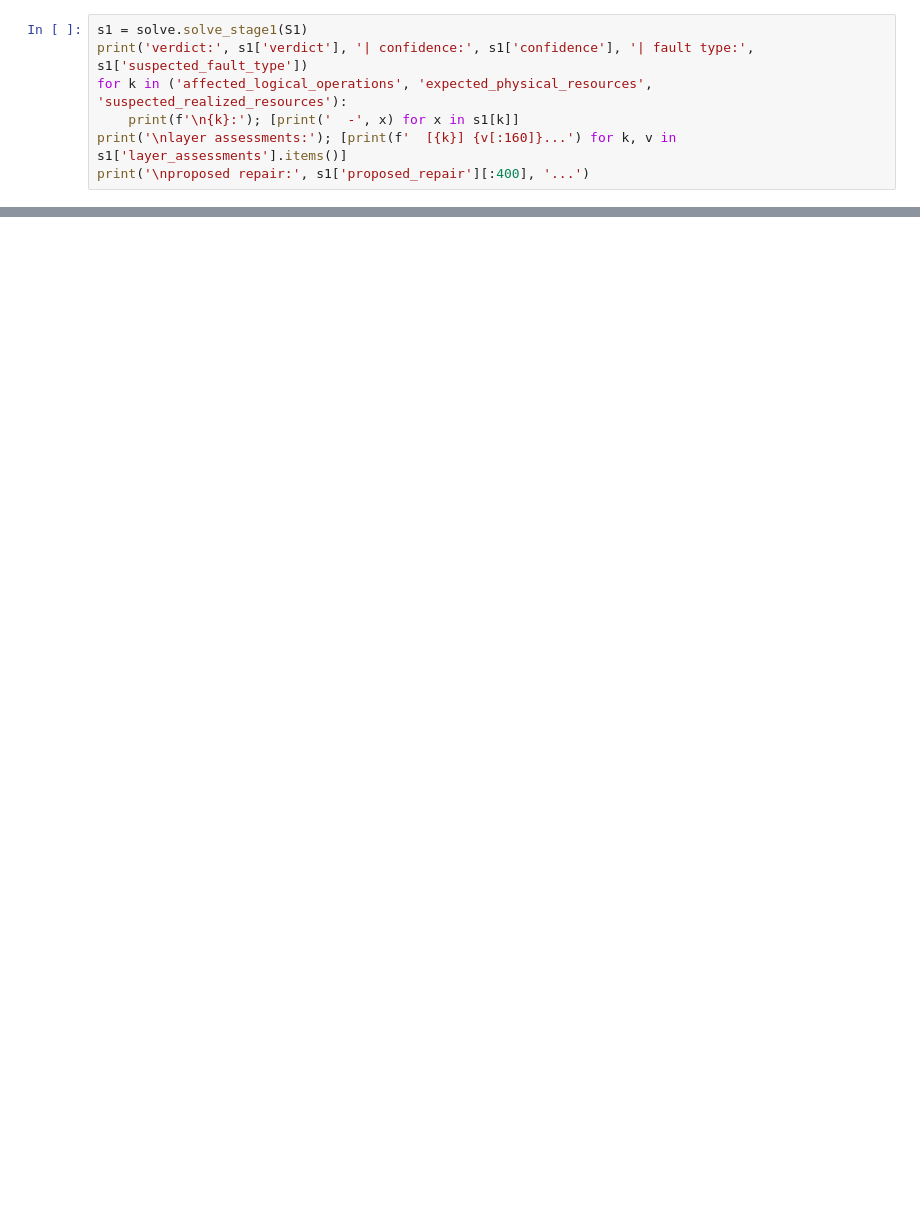
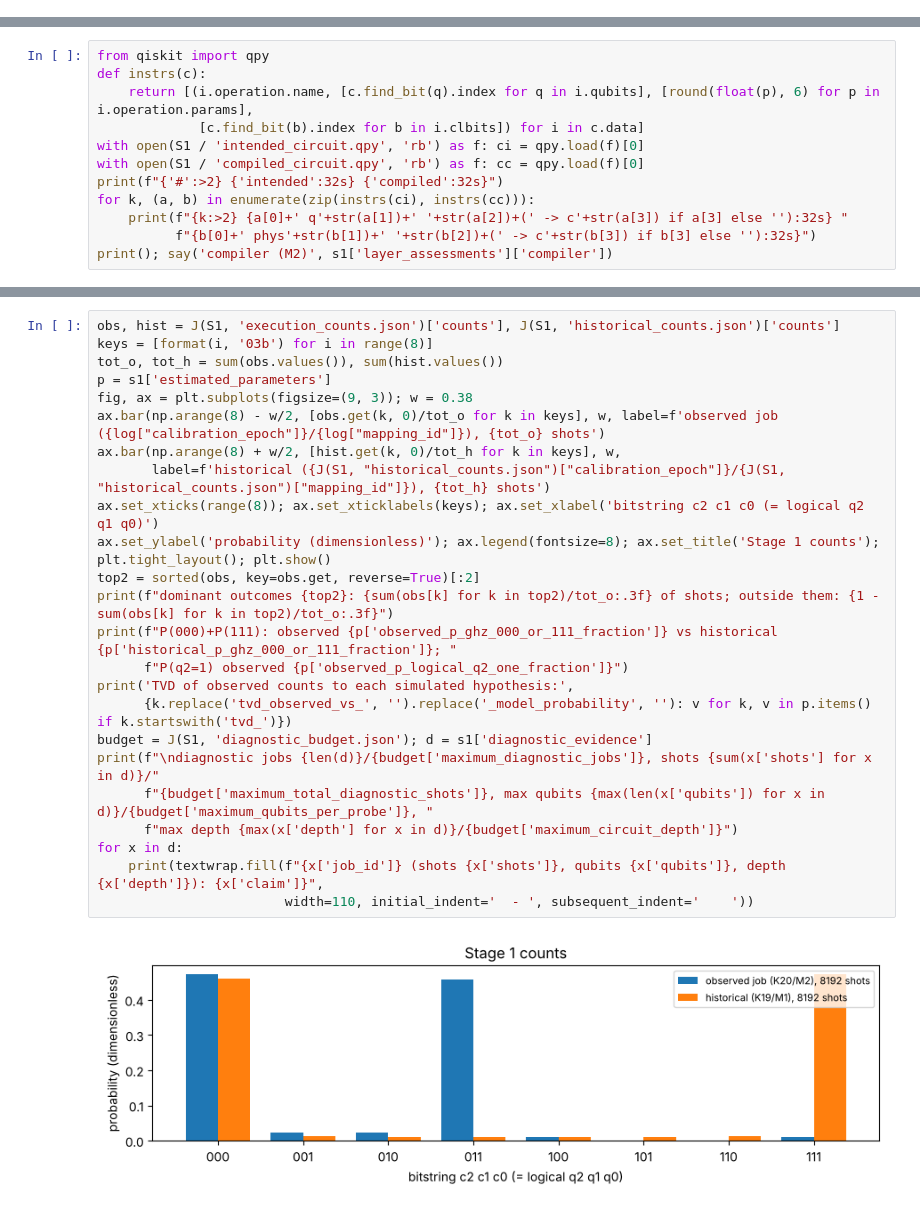
Before and after one commit to ManilLaro/csaw-qeic-2026-group-7, a Jupyter notebook: outputs/solution.ipynb, the cells around one changed output, grey strips where cells are left out. Saved outputs shown, nothing was run; the diff lists cells and outputs as text; blank space fills up the shorter version.

```diff
--- a/outputs/solution.ipynb
+++ b/outputs/solution.ipynb
@@ -147,7 +0,0 @@ The submitted Stage-1 answer:
-# %%
-s1 = solve.solve_stage1(S1)
-print('verdict:', s1['verdict'], '| confidence:', s1['confidence'], '| fault type:', s1['suspected_fault_type'])
-for k in ('affected_logical_operations', 'expected_physical_resources', 'suspected_realized_resources'):
-    print(f'\n{k}:'); [print('  -', x) for x in s1[k]]
-print('\nlayer assessments:'); [print(f'  [{k}] {v[:160]}...') for k, v in s1['layer_assessments'].items()]
-print('\nproposed repair:', s1['proposed_repair'][:400], '...')
@@ -342,0 +106,12 @@ outside `outputs/` and `extensions/` because it changes the released artifact se
+# %%
+from qiskit import qpy
+def instrs(c):
+    return [(i.operation.name, [c.find_bit(q).index for q in i.qubits], [round(float(p), 6) for p in i.operation.params],
+             [c.find_bit(b).index for b in i.clbits]) for i in c.data]
+with open(S1 / 'intended_circuit.qpy', 'rb') as f: ci = qpy.load(f)[0]
+with open(S1 / 'compiled_circuit.qpy', 'rb') as f: cc = qpy.load(f)[0]
+print(f"{'#':>2} {'intended':32s} {'compiled':32s}")
+for k, (a, b) in enumerate(zip(instrs(ci), instrs(cc))):
+    print(f"{k:>2} {a[0]+' q'+str(a[1])+' '+str(a[2])+(' -> c'+str(a[3]) if a[3] else ''):32s} "
+          f"{b[0]+' phys'+str(b[1])+' '+str(b[2])+(' -> c'+str(b[3]) if b[3] else ''):32s}")
+print(); say('compiler (M2)', s1['layer_assessments']['compiler'])
@@ -342,0 +221,26 @@ outside `outputs/` and `extensions/` because it changes the released artifact se
+# %%
+obs, hist = J(S1, 'execution_counts.json')['counts'], J(S1, 'historical_counts.json')['counts']
+keys = [format(i, '03b') for i in range(8)]
+tot_o, tot_h = sum(obs.values()), sum(hist.values())
+p = s1['estimated_parameters']
+fig, ax = plt.subplots(figsize=(9, 3)); w = 0.38
+ax.bar(np.arange(8) - w/2, [obs.get(k, 0)/tot_o for k in keys], w, label=f'observed job ({log["calibration_epoch"]}/{log["mapping_id"]}), {tot_o} shots')
+ax.bar(np.arange(8) + w/2, [hist.get(k, 0)/tot_h for k in keys], w,
+       label=f'historical ({J(S1, "historical_counts.json")["calibration_epoch"]}/{J(S1, "historical_counts.json")["mapping_id"]}), {tot_h} shots')
+ax.set_xticks(range(8)); ax.set_xticklabels(keys); ax.set_xlabel('bitstring c2 c1 c0 (= logical q2 q1 q0)')
+ax.set_ylabel('probability (dimensionless)'); ax.legend(fontsize=8); ax.set_title('Stage 1 counts'); plt.tight_layout(); plt.show()
+top2 = sorted(obs, key=obs.get, reverse=True)[:2]
+print(f"dominant outcomes {top2}: {sum(obs[k] for k in top2)/tot_o:.3f} of shots; outside them: {1 - sum(obs[k] for k in top2)/tot_o:.3f}")
+print(f"P(000)+P(111): observed {p['observed_p_ghz_000_or_111_fraction']} vs historical {p['historical_p_ghz_000_or_111_fraction']}; "
+      f"P(q2=1) observed {p['observed_p_logical_q2_one_fraction']}")
+print('TVD of observed counts to each simulated hypothesis:',
+      {k.replace('tvd_observed_vs_', '').replace('_model_probability', ''): v for k, v in p.items() if k.startswith('tvd_')})
+budget = J(S1, 'diagnostic_budget.json'); d = s1['diagnostic_evidence']
+print(f"\ndiagnostic jobs {len(d)}/{budget['maximum_diagnostic_jobs']}, shots {sum(x['shots'] for x in d)}/"
+      f"{budget['maximum_total_diagnostic_shots']}, max qubits {max(len(x['qubits']) for x in d)}/{budget['maximum_qubits_per_probe']}, "
+      f"max depth {max(x['depth'] for x in d)}/{budget['maximum_circuit_depth']}")
+for x in d:
+    print(textwrap.fill(f"{x['job_id']} (shots {x['shots']}, qubits {x['qubits']}, depth {x['depth']}): {x['claim']}",
+                        width=110, initial_indent='  - ', subsequent_indent='    '))
+# %% [output]
+[figure, added]
```
Also changed, not shown: parts of 59 cells of this notebook.
